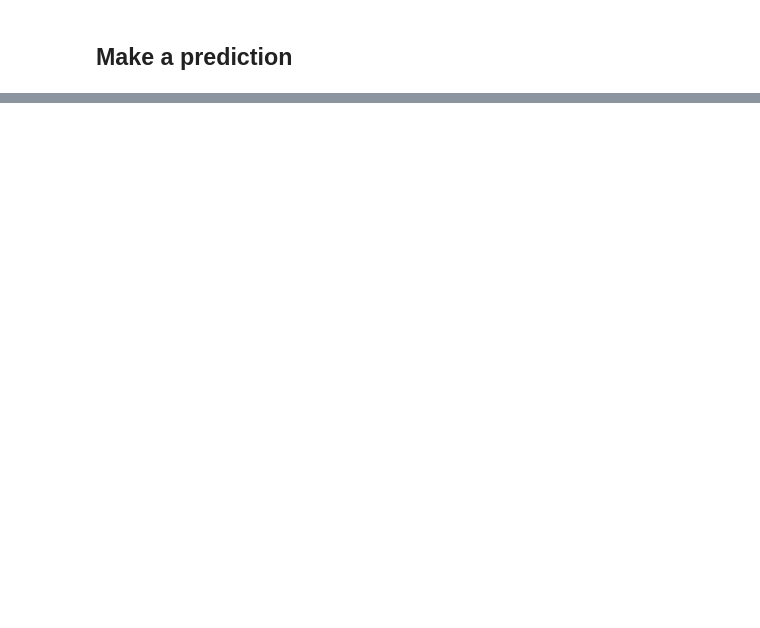
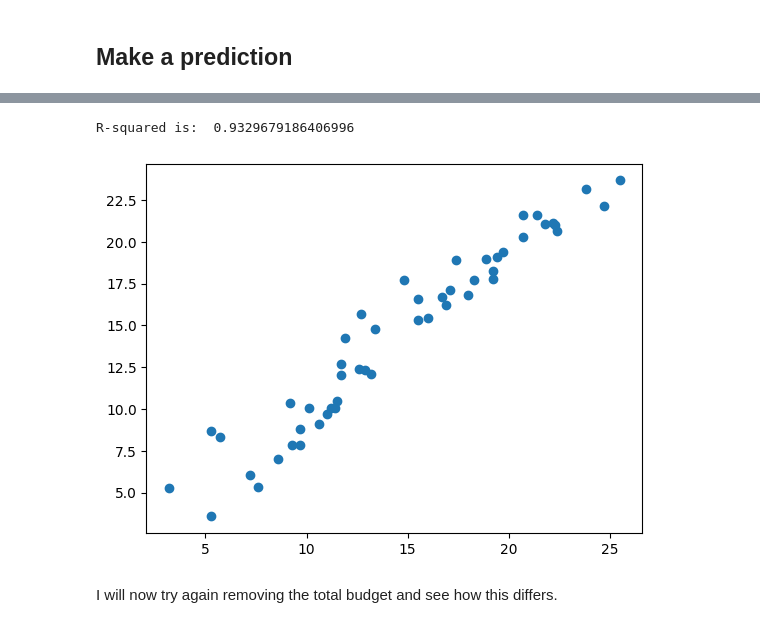
Before and after one commit to jenny4567/intro-to-data-analysis, a Jupyter notebook: stats_bites02/notebooks/03_Multiple_Linear_Regression.ipynb, the cells around one changed output, grey strips where cells are left out. Saved outputs shown, nothing was run; the diff lists cells and outputs as text; code cells hidden in the pictures; blank space fills up the shorter version.

```diff
--- a/stats_bites02/notebooks/03_Multiple_Linear_Regression.ipynb
+++ b/stats_bites02/notebooks/03_Multiple_Linear_Regression.ipynb
@@ -305,0 +379,17 @@ Notes:
+# %%
+train, test = train_test_split(
+    budgets,
+    random_state = 13 # this ensures that we get the same answer each time
+)
+
+dependent_var = train['Sales']
+independent_var = train[['TV Ad Budget', 'Radio Ad Budget', 'Newspaper Ad Budget', 'Advertising Budget total']]
+independent_var = sm.add_constant(independent_var)
+
+# Build the model
+model = sm.OLS(
+    dependent_var,
+    independent_var
+).fit()
+
+model.summary()
@@ -305,0 +437,10 @@ Notes:
+# %%
+predicted = model.predict(
+    sm.add_constant(test[['TV Ad Budget', 'Radio Ad Budget', 'Newspaper Ad Budget', 'Advertising Budget total']]))
+plt.scatter(test['Sales'], predicted)
+print('R-squared is: ',metrics.r2_score(test['Sales'],predicted))
+# %% [output]
+R-squared is:  0.9329679186406996
+[figure, added]
+# %% [markdown]
+I will now try again removing the total budget and see how this differs.
```
Also changed, not shown: parts of 50 cells of this notebook, 19 other files.
